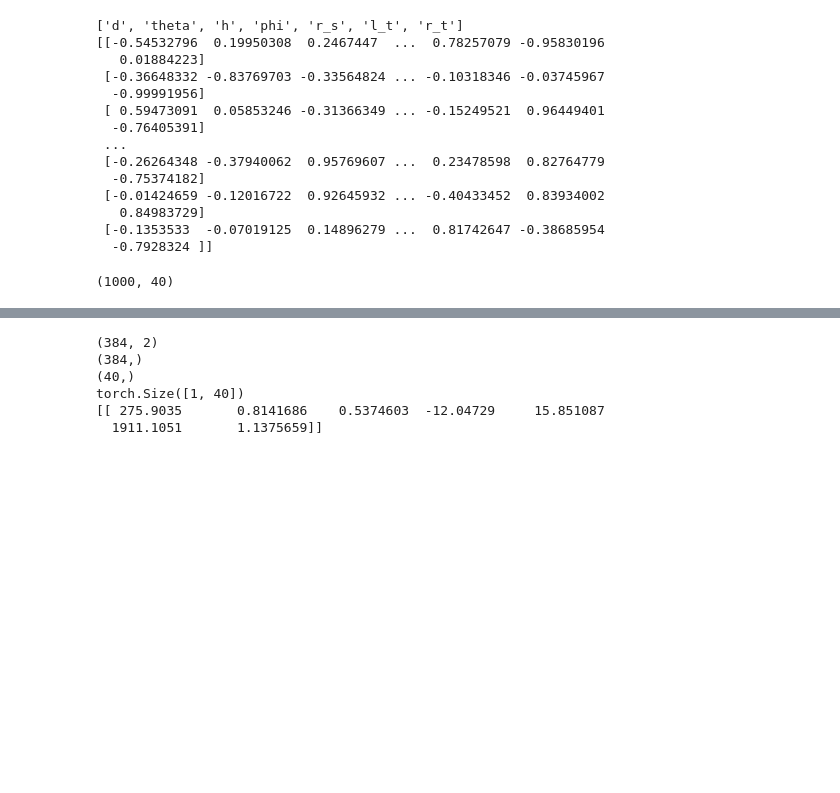
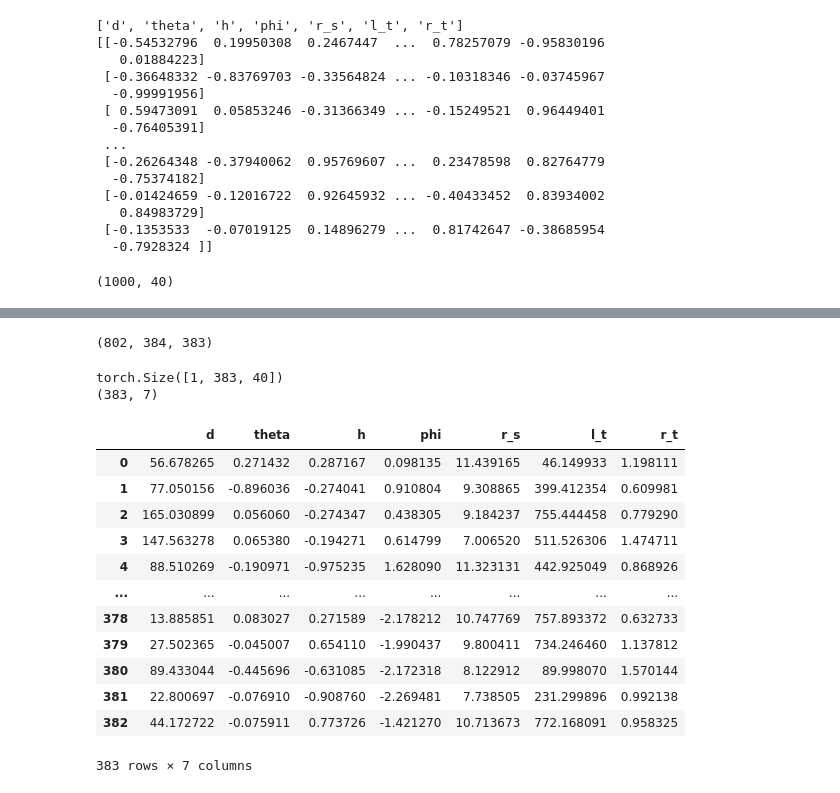
Before and after one commit to chenziao/Stylized-Cell-Inference, a Jupyter notebook: stylized_cell_FCN.ipynb, the cells around one changed output, grey strips where cells are left out. Cells and saved outputs as stored; diff of their text form; code cells hidden in the pictures; blank space fills up the shorter version.

```diff
--- a/stylized_cell_FCN.ipynb
+++ b/stylized_cell_FCN.ipynb
@@ -247,36 +227,65 @@ Keys: <KeysViewHDF5 ['coord', 'data', 'fs', 'grid']>
+# %%
+from cell_inference.utils.feature_extractors.SummaryStats2D import get_y_window
+
+DATA_PATH = 'cell_inference/resources/invivo'
+
+INVIVO_PATH = os.path.join(DATA_PATH, 'all_cell_LFP_2D.h5')
+
+with h5py.File(INVIVO_PATH, "r") as f:
+    c = f['coord'][:]
+    d = f['data'][:]
+
+test_data = []
+summ_stats = []
+
+for i in tqdm(range(d.shape[2])):
+    g_lfp, g_coords = build_lfp_grid(lfp[i], params.ELECTRODE_POSITION, y_window_size=960.0)
+    summ_stats.append(calculate_stats(g_lfp))
+    test_data.append(g_lfp)
+
+test_data = np.stack(test_data, axis=0)
+summ_stats = np.stack(summ_stats, axis=0)
+# %% [output]
+(802, 384, 383)
 # %%
+print(summ_stats.shape)
+
 np.set_printoptions(suppress=True)
 
-print(params.ELECTRODE_POSITION[:, :2].shape)
-print(test_data[i, :].shape)
-
-# g_lfp, _ = build_lfp_grid(test_data, params.ELECTRODE_POSITION)
-summ_stats = np.array(calculate_stats(test_data))
-print(summ_stats.shape)
-
 model1.eval()
-summ_stats = torch.Tensor(np.expand_dims(summ_stats, axis=0))
-print(summ_stats.shape)
+summ_stats = torch.Tensor(summ_stats)
 summ_stats_tensor = summ_stats.to(device)
 pred = model1(summ_stats_tensor)
-pred = pred.to("cpu").detach().numpy()
+pred = np.squeeze(pred.to("cpu").detach().numpy())
+
+print(pred.shape)
 
 if normalize_labels:
     for i in range(pred.shape[1]):
         old_pred = pred[:,i]
         label_name = inference_list[i]
         min_max_range = ranges[label_name]
         org_pred = (((old_pred - feature_range[0]) / (feature_range[1] - feature_range[0]))
                     * (min_max_range[1] - min_max_range[0]) + min_max_range[0])
         pred[:,i] = org_pred
-print(pred)
+
+pd.DataFrame(pred, columns = inference_list)
 # %% [output]
-(384, 2)
-(384,)
-(40,)
-torch.Size([1, 40])
-[[ 275.9035       0.8141686    0.5374603  -12.04729     15.851087
-  1911.1051       1.1375659]]
+torch.Size([1, 383, 40])
+(383, 7)
+|  | d | theta | h | phi | r_s | l_t | r_t |
+| 0 | 56.678265 | 0.271432 | 0.287167 | 0.098135 | 11.439165 | 46.149933 | 1.198111 |
+| 1 | 77.050156 | -0.896036 | -0.274041 | 0.910804 | 9.308865 | 399.412354 | 0.609981 |
+| 2 | 165.030899 | 0.056060 | -0.274347 | 0.438305 | 9.184237 | 755.444458 | 0.779290 |
+| 3 | 147.563278 | 0.065380 | -0.194271 | 0.614799 | 7.006520 | 511.526306 | 1.474711 |
+| 4 | 88.510269 | -0.190971 | -0.975235 | 1.628090 | 11.323131 | 442.925049 | 0.868926 |
+| ... | ... | ... | ... | ... | ... | ... | ... |
+| 378 | 13.885851 | 0.083027 | 0.271589 | -2.178212 | 10.747769 | 757.893372 | 0.632733 |
+| 379 | 27.502365 | -0.045007 | 0.654110 | -1.990437 | 9.800411 | 734.246460 | 1.137812 |
+| 380 | 89.433044 | -0.445696 | -0.631085 | -2.172318 | 8.122912 | 89.998070 | 1.570144 |
+| 381 | 22.800697 | -0.076910 | -0.908760 | -2.269481 | 7.738505 | 231.299896 | 0.992138 |
+| 382 | 44.172722 | -0.075911 | 0.773726 | -1.421270 | 10.713673 | 772.168091 | 0.958325 |
+383 rows × 7 columns
 # %%
 %matplotlib inline
 
```
Also changed, not shown: parts of 5 cells of this notebook, 2 other files.
